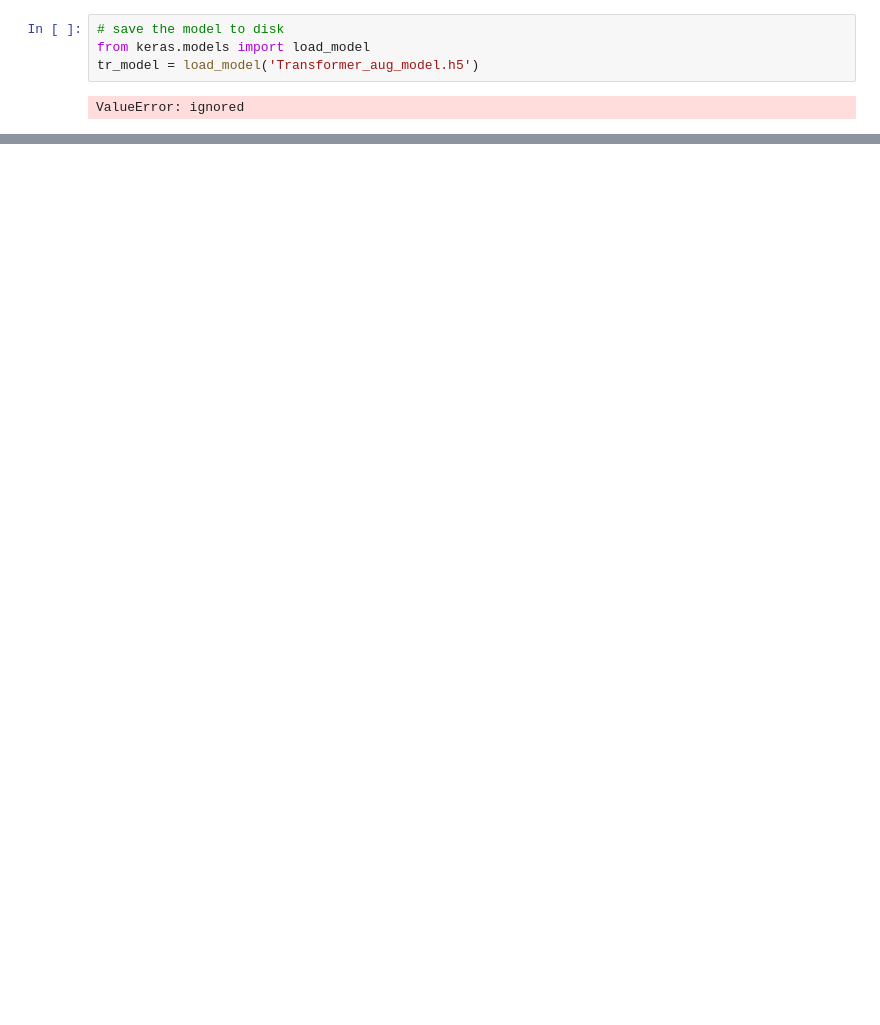
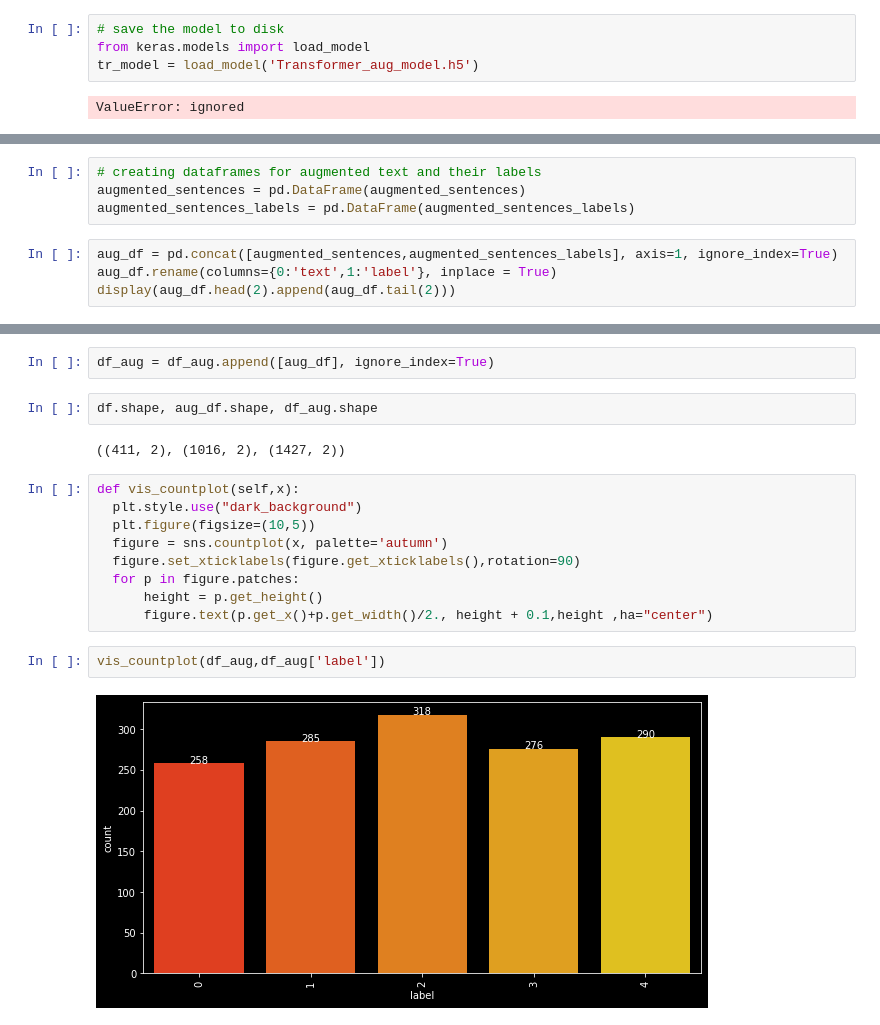
Before and after one commit to shyamsparrow/Jan-G4---NLP-Chatbot, a Jupyter notebook: Capstone_NLP_Chatbot_Jan_A_G4.ipynb, the cells around one changed output, grey strips where cells are left out. Cells and saved outputs as stored; diff of their text form; blank space fills up the shorter version.

```diff
--- a/Capstone_NLP_Chatbot_Jan_A_G4.ipynb
+++ b/Capstone_NLP_Chatbot_Jan_A_G4.ipynb
@@ -1117,0 +1335,8 @@ ValueError: ignored
+# %%
+# creating dataframes for augmented text and their labels
+augmented_sentences = pd.DataFrame(augmented_sentences)
+augmented_sentences_labels = pd.DataFrame(augmented_sentences_labels)
+# %%
+aug_df = pd.concat([augmented_sentences,augmented_sentences_labels], axis=1, ignore_index=True)
+aug_df.rename(columns={0:'text',1:'label'}, inplace = True)
+display(aug_df.head(2).append(aug_df.tail(2)))
@@ -1117,0 +1349,19 @@ ValueError: ignored
+# %%
+df_aug = df_aug.append([aug_df], ignore_index=True)
+# %%
+df.shape, aug_df.shape, df_aug.shape
+# %% [output]
+((411, 2), (1016, 2), (1427, 2))
+# %%
+def vis_countplot(self,x):
+  plt.style.use("dark_background")
+  plt.figure(figsize=(10,5))
+  figure = sns.countplot(x, palette='autumn')
+  figure.set_xticklabels(figure.get_xticklabels(),rotation=90)
+  for p in figure.patches:
+      height = p.get_height()
+      figure.text(p.get_x()+p.get_width()/2., height + 0.1,height ,ha="center")
+# %%
+vis_countplot(df_aug,df_aug['label'])
+# %% [output]
+[figure, added]
```
Also changed, not shown: parts of 48 cells of this notebook.
